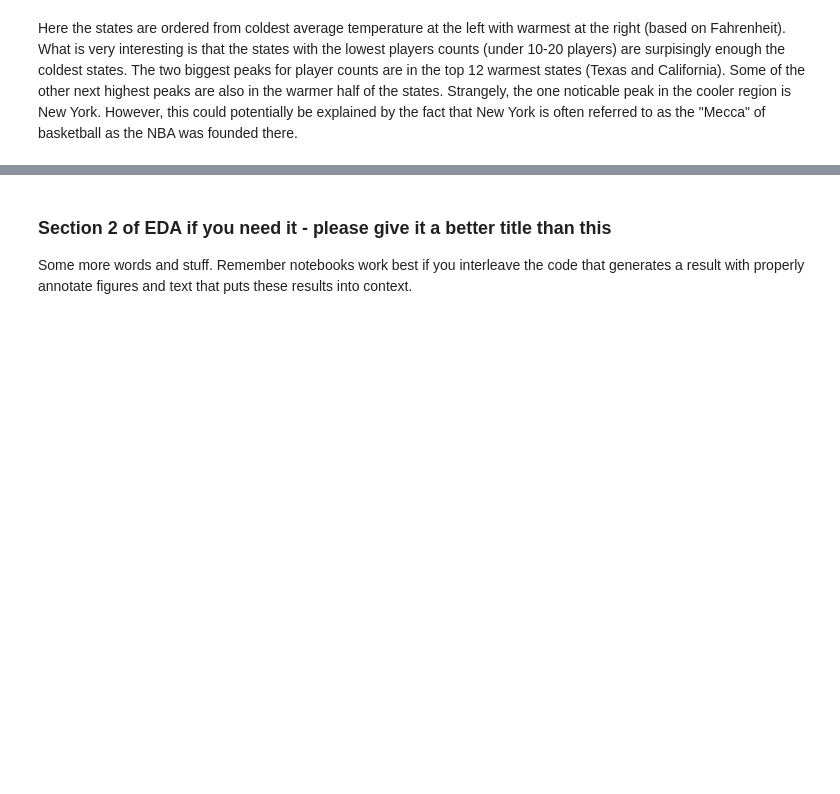
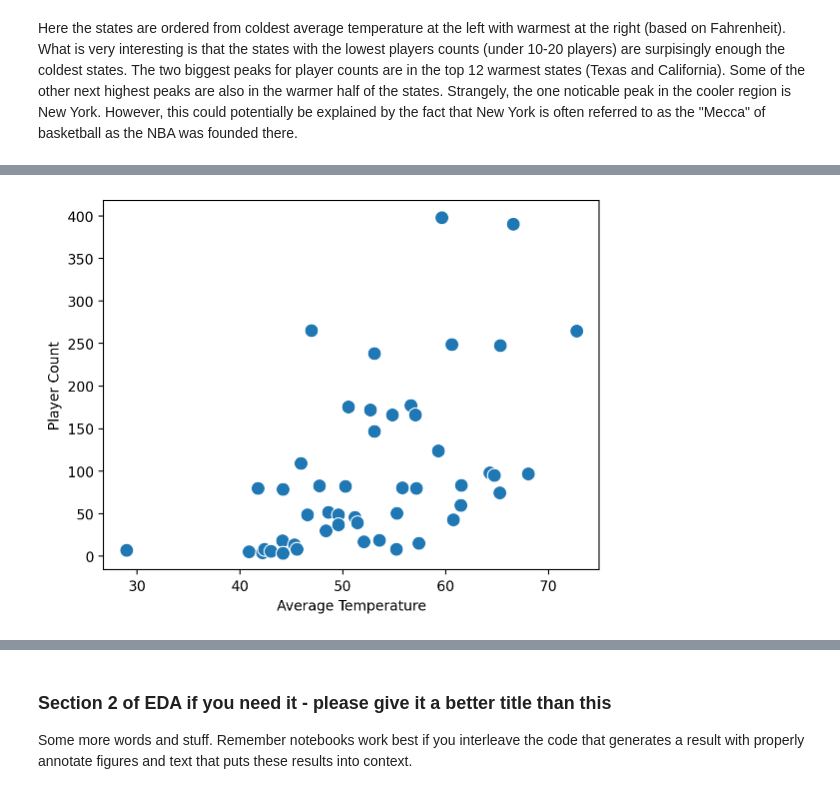
Before and after one commit to jayden789/State-weather-player-performance, a Jupyter notebook: EDACheckpoint_group69.ipynb, the cells around one changed output, grey strips where cells are left out. Cells and saved outputs as stored; diff of their text form; code cells hidden in the pictures; blank space fills up the shorter version.

```diff
--- a/EDACheckpoint_group69.ipynb
+++ b/EDACheckpoint_group69.ipynb
@@ -782,0 +785,8 @@ Here the states are ordered from coldest average temperature at the left with wa
+# %%
+# Renaming columns to match for merging
+player_bar_df.rename(columns={'State': 'state'}, inplace=True)
+
+# Merging the dataframes on the 'state' column
+merged_df = pd.merge(bar_df, player_bar_df, on='state', how='outer')
+
+merged_df.head()
@@ -782,0 +800,6 @@ Here the states are ordered from coldest average temperature at the left with wa
+# %%
+sns.scatterplot(x='average_temperature', y='Count', data=merged_df, s=100)
+plt.xlabel('Average Temperature')
+plt.ylabel('Player Count');
+# %% [output]
+[figure, added]
```
Also changed, not shown: parts of 9 cells of this notebook.
